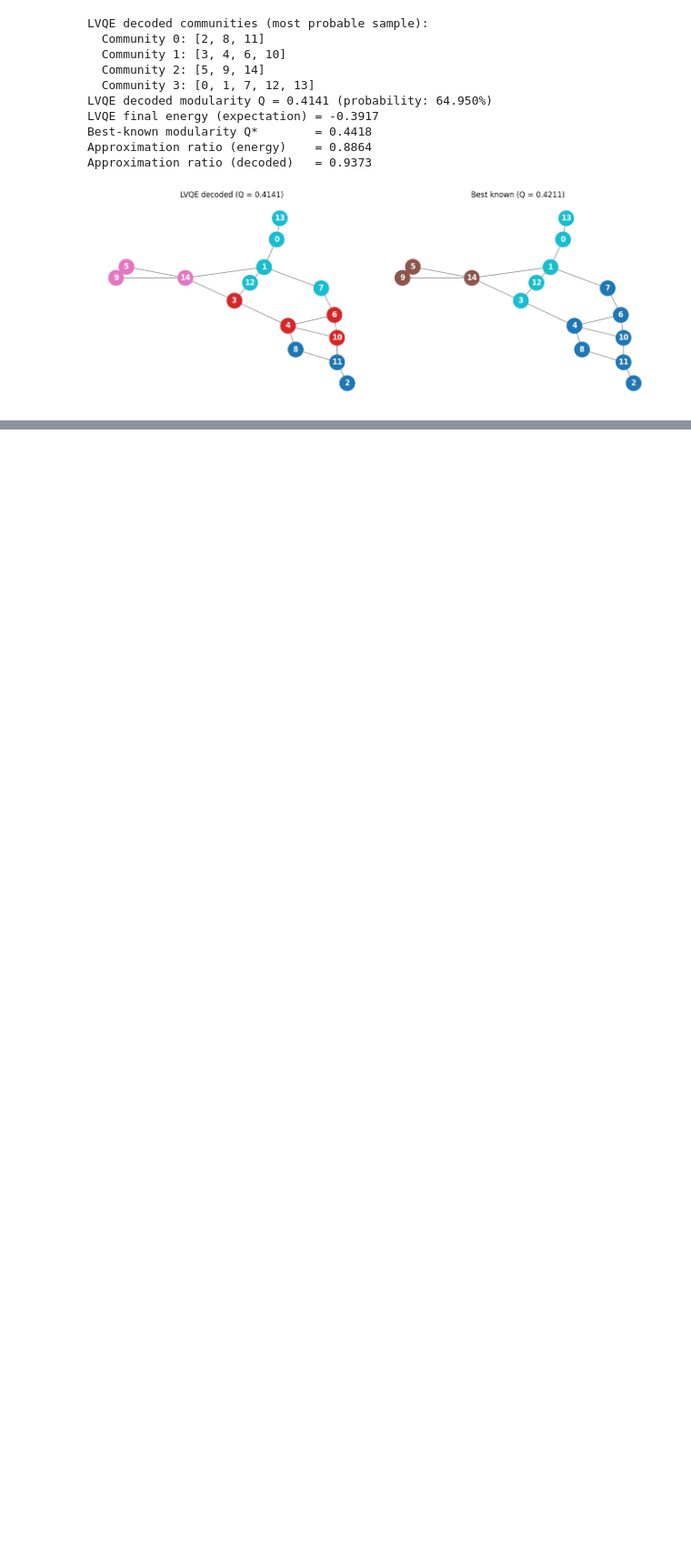
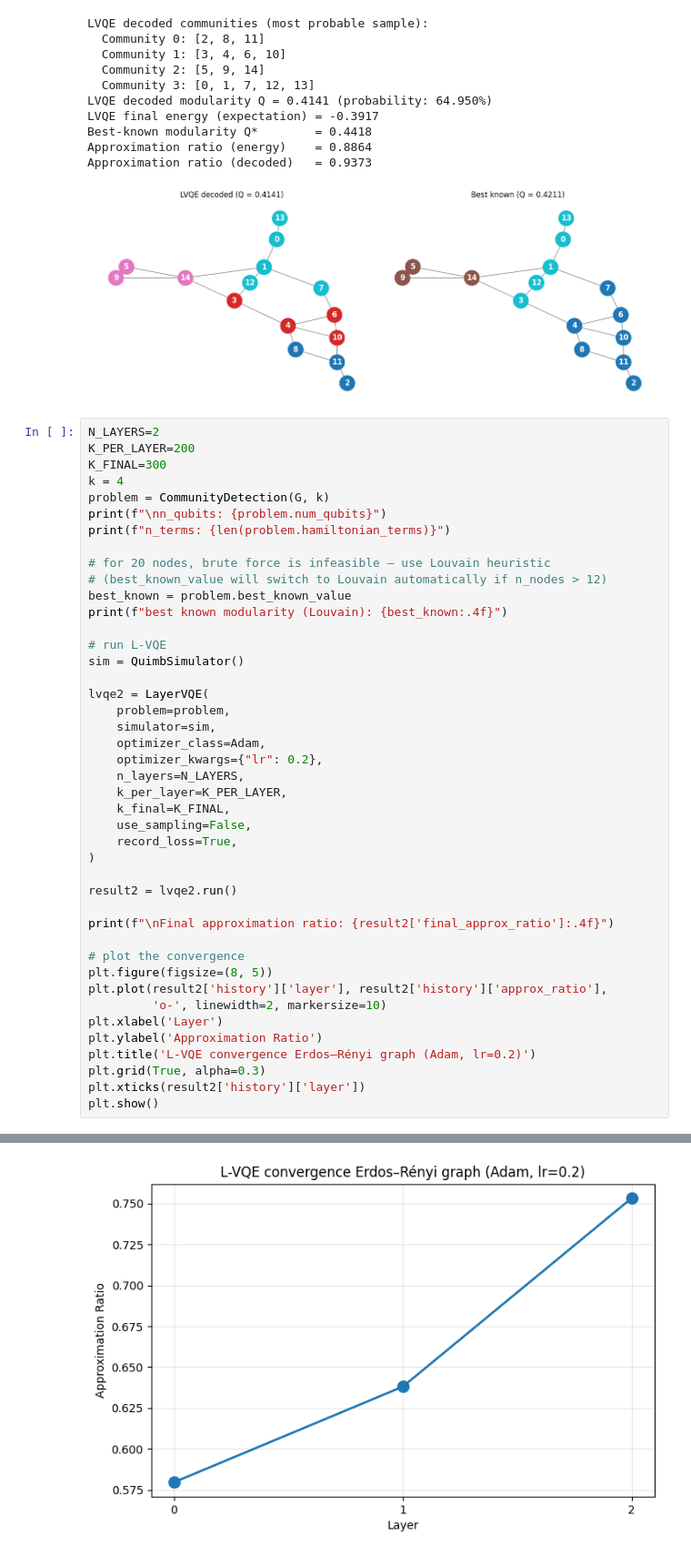
Before and after one commit to joaomartins06/Layer-Variational-Quantum-Eigensolver, a Jupyter notebook: notebooks/notebook_erdos_renyie.ipynb, the cells around one changed output, grey strips where cells are left out. Shown at 91% size. Cells and saved outputs as stored; diff of their text form; blank space fills up the shorter version.

Commit message:
adam optimizer addition

```diff
--- a/notebooks/notebook_erdos_renyie.ipynb
+++ b/notebooks/notebook_erdos_renyie.ipynb
@@ -183,3 +182,47 @@ Best-known modularity Q*        = 0.4418
 Approximation ratio (energy)    = 0.8864
 Approximation ratio (decoded)   = 0.9373
 [figure]
+# %%
+N_LAYERS=2
+K_PER_LAYER=200
+K_FINAL=300
+k = 4
+problem = CommunityDetection(G, k)
+print(f"\nn_qubits: {problem.num_qubits}")
+print(f"n_terms: {len(problem.hamiltonian_terms)}")
+
+# for 20 nodes, brute force is infeasible — use Louvain heuristic
+# (best_known_value will switch to Louvain automatically if n_nodes > 12)
+best_known = problem.best_known_value
+print(f"best known modularity (Louvain): {best_known:.4f}")
+
+# run L-VQE
+sim = QuimbSimulator()
+
+lvqe2 = LayerVQE(
+    problem=problem,
+    simulator=sim,
+    optimizer_class=Adam,
+    optimizer_kwargs={"lr": 0.2},
+    n_layers=N_LAYERS,
+    k_per_layer=K_PER_LAYER,
+    k_final=K_FINAL,
+    use_sampling=False,
+    record_loss=True,
+)
+
+result2 = lvqe2.run()
+
+print(f"\nFinal approximation ratio: {result2['final_approx_ratio']:.4f}")
+
+# plot the convergence
+plt.figure(figsize=(8, 5))
+plt.plot(result2['history']['layer'], result2['history']['approx_ratio'],
+         'o-', linewidth=2, markersize=10)
+plt.xlabel('Layer')
+plt.ylabel('Approximation Ratio')
+plt.title('L-VQE convergence Erdos–Rényi graph (Adam, lr=0.2)')
+plt.grid(True, alpha=0.3)
+plt.xticks(result2['history']['layer'])
+plt.show()
+# %% [output]
@@ -185,0 +249 @@ Approximation ratio (decoded)   = 0.9373
+[figure, added]
```
Also changed, not shown: parts of 5 cells of this notebook, 4 other files.
